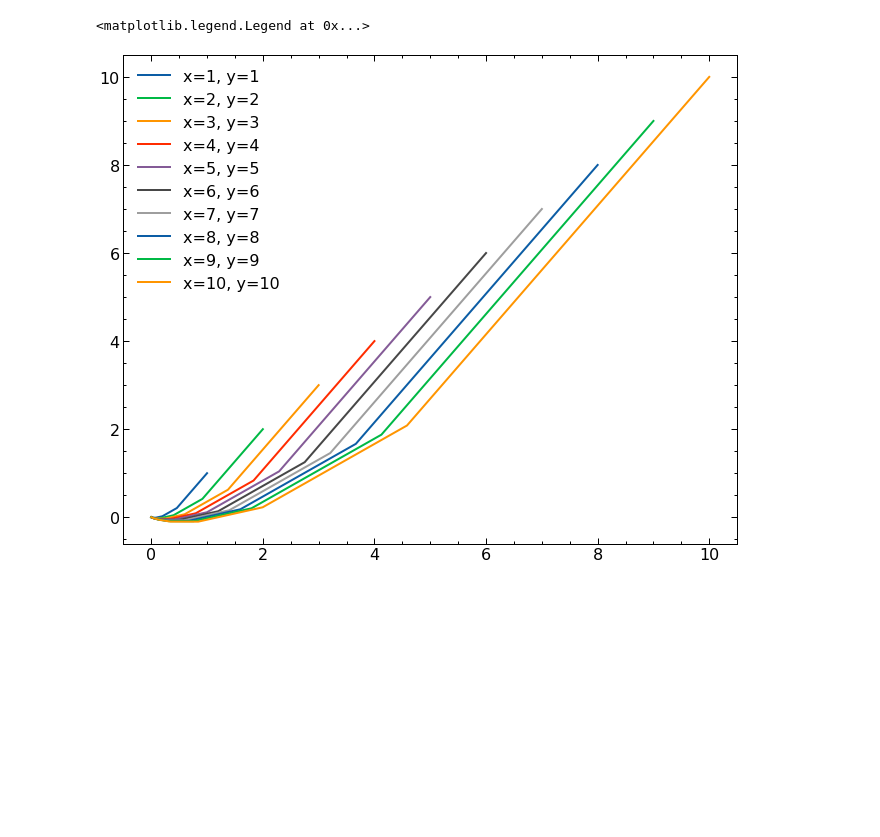
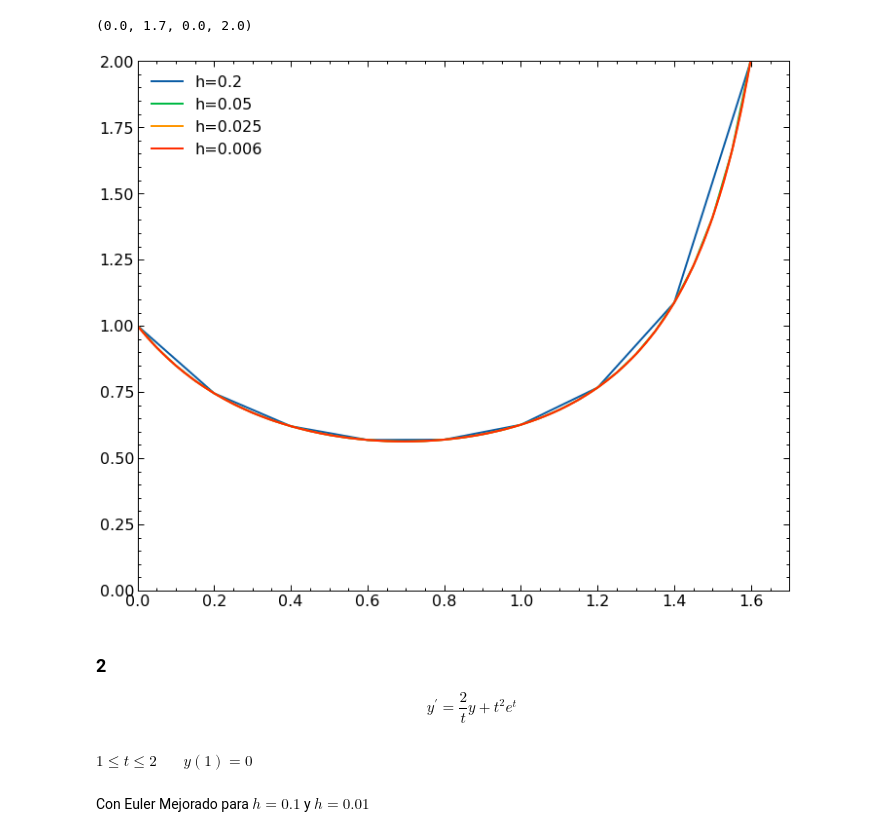
Before and after one commit to JherMik7/euler_Y_Euler_Mejorado, a Jupyter notebook: runge-kutta.ipynb, the cells around one changed output. Cells and saved outputs as stored; diff of their text form; code cells hidden in the pictures; blank space fills up the shorter version.

```diff
--- a/runge-kutta.ipynb
+++ b/runge-kutta.ipynb
@@ -13,21 +14,17 @@ from matplotlib import style            # Libreria para estilos de graficos
 plt.style.use(['science', 'notebook'])
 # %%
 # definimos una función:
-def vel(g,k,v):
-    return g-k*v
+def vel(v,t):
+    return 0.2*v-2*np.cos(2*t)*v**2
 # %%
-def runge_kutta(funcion, g, k, vo, v = None):
+def runge_kutta(funcion, h, vo, v = None):
     if v is None:
-        v = vo
-    h = 0.1
-    tiempo = np.arange(0,10,h)
+        v = [vo]
+    tiempo = np.arange(0,7,h)
     for i in range(len(tiempo)-1):
-        k1 = h*funcion(g,k,v[i])
-        k2 = h*funcion(g,k,v[i]+k1/2)
-        k3 = h*funcion(g,k,v[i]+k2/2)
-        k4 = h*funcion(g,k,v[i]+k3)
-        v.append(v[i] + (k1+2*k2+2*k3+k4)/6)
-    return v
+        k1 = h*funcion(v[i],tiempo[i])
+        k2 = h*funcion(v[i]+0.5*k1,tiempo[i]+0.5*h)
+        k3 = h*funcion(v[i]+0.5*k2,tiempo[i]+0.5*h)
+        k4 = h*funcion(v[i]+k3,tiempo[i]+h)
+        v.append(v[i]+(k1+2*k2+2*k3+k4)/6)
+    return v, tiempo
-# %%
-h = 0.1
-tiempo = np.arange(0,10,h)
@@ -81,5 +30,0 @@ def runge_kutta_sistema(funcion, uo, vo, u = None, v = None):
-# %%
-u,v,tiempo = runge_kutta_sistema(funcion_f, 0, 0.5)
-ax = plt.figure(figsize=(11,9))
-plt.plot(tiempo,u)
-plt.plot(tiempo,v)
@@ -95,9 +31,17 @@ def func3(x,y):
-# %%
-p = plt.figure(figsize=(11,9))
-for x,y in [(1,1),(2,2),(3,3),(4,4),(5,5),(6,6),(7,7),(8,8),(9,9),(10,10)]:
-    xc,yc,t = runge_kutta_sistema(func3, x, y)
-    plt.plot(xc,yc, label='x={}, y={}'.format(x,y))
-plt.legend()
-# %% [output]
-<matplotlib.legend.Legend at 0x...>
-[figure, removed]
+# %%
+ax1 = plt.figure(figsize=(12,10))
+for h in [0.2, 0.05, 0.025, 0.006]:
+    v, tiempo = runge_kutta(vel, h, 1)
+    plt.plot(tiempo,v,label=f'h={h}')
+    plt.legend()
+plt.axis([0,1.7,0,2])
+# %% [output]
+(0.0, 1.7, 0.0, 2.0)
+[figure, added]
+# %% [markdown]
+### 2
+$$ y^{\prime } = \frac{2}{t}y+t^2 e^t $$
+# %% [markdown]
+$1 \leq t \leq 2 \ \ \ \ \ \ \ \ y(1)=0$
+# %% [markdown]
+Con Euler Mejorado para $h = 0.1$ y $h = 0.01$
```
Also changed, not shown: parts of 21 cells of this notebook.
